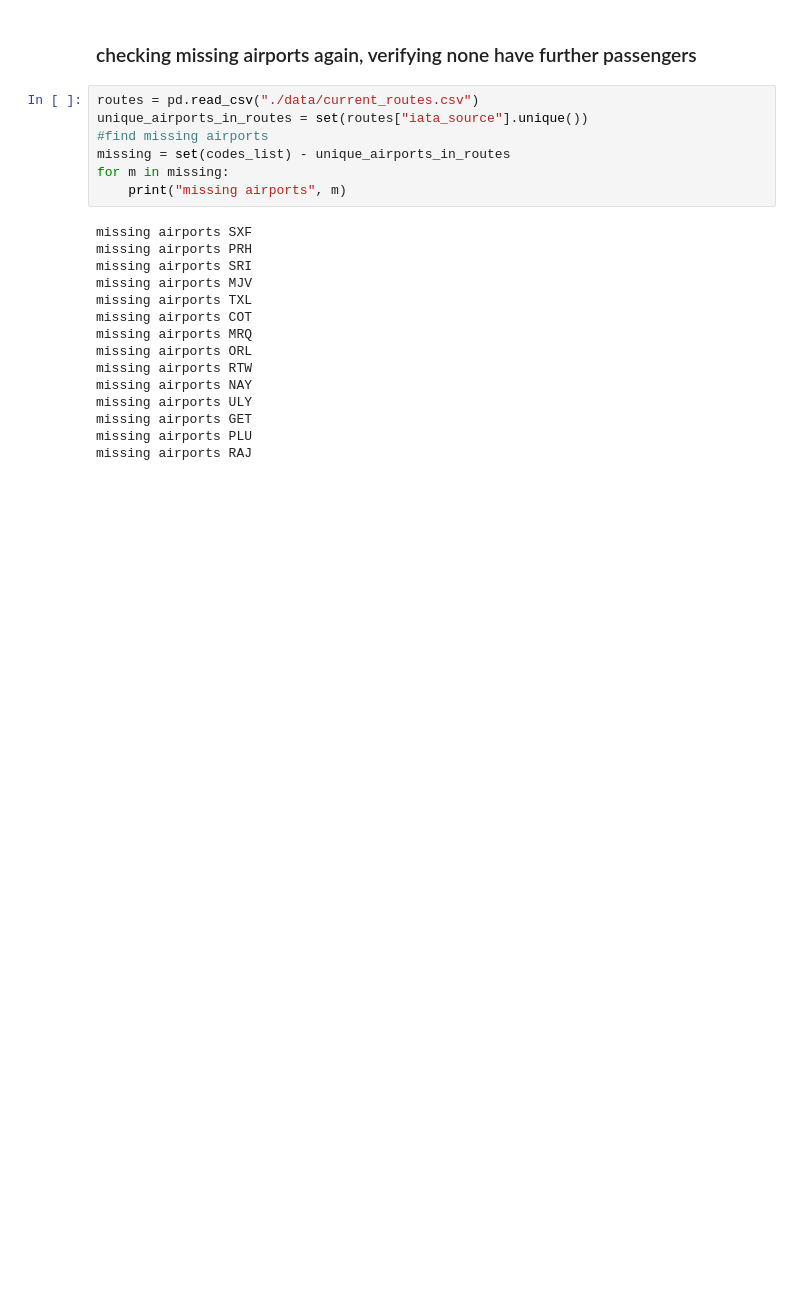
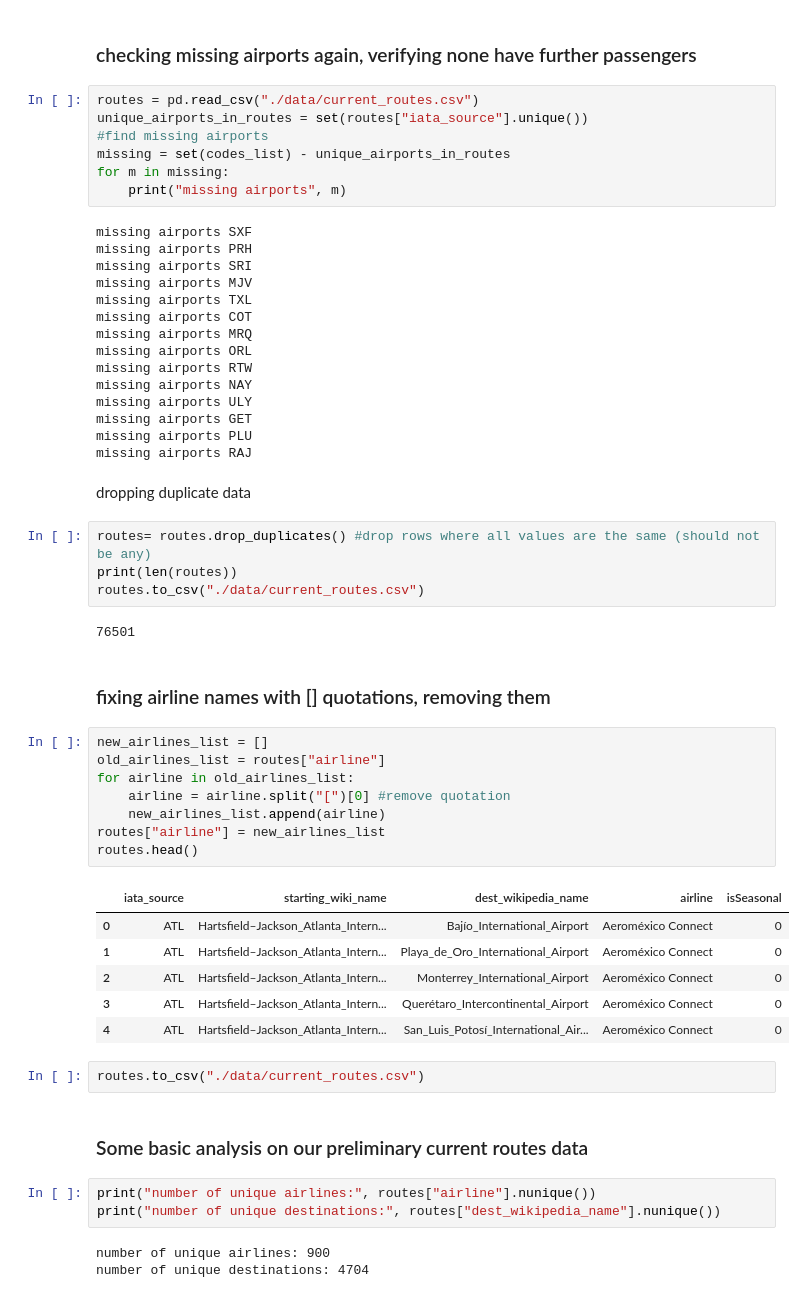
Before and after one commit to maxjing97/flight-routes-analysis, a Jupyter notebook: backend/dataset_preparation/2_getting_routes_details.ipynb, the cells around one changed output. Drawn from its saved outputs; the diff is of its cells as text; blank space fills up the shorter version.

```diff
--- a/backend/dataset_preparation/2_getting_routes_details.ipynb
+++ b/backend/dataset_preparation/2_getting_routes_details.ipynb
@@ -492,3 +494,38 @@ missing airports ULY
 missing airports GET
 missing airports PLU
 missing airports RAJ
+# %% [markdown]
+dropping duplicate data
+# %%
+routes= routes.drop_duplicates() #drop rows where all values are the same (should not be any)
+print(len(routes))
+routes.to_csv("./data/current_routes.csv")
+# %% [output]
+76501
+# %% [markdown]
+### fixing airline names with [] quotations, removing them
+# %%
+new_airlines_list = []
+old_airlines_list = routes["airline"]
+for airline in old_airlines_list:
+    airline = airline.split("[")[0] #remove quotation
+    new_airlines_list.append(airline)
+routes["airline"] = new_airlines_list
+routes.head()
+# %% [output]
+|  | iata_source | starting_wiki_name | dest_wikipedia_name | airline | isSeasonal |
+| 0 | ATL | Hartsfield–Jackson_Atlanta_Intern... | Bajío_International_Airport | Aeroméxico Connect | 0 |
+| 1 | ATL | Hartsfield–Jackson_Atlanta_Intern... | Playa_de_Oro_International_Airport | Aeroméxico Connect | 0 |
+| 2 | ATL | Hartsfield–Jackson_Atlanta_Intern... | Monterrey_International_Airport | Aeroméxico Connect | 0 |
+| 3 | ATL | Hartsfield–Jackson_Atlanta_Intern... | Querétaro_Intercontinental_Airport | Aeroméxico Connect | 0 |
+| 4 | ATL | Hartsfield–Jackson_Atlanta_Intern... | San_Luis_Potosí_International_Air... | Aeroméxico Connect | 0 |
+# %%
+routes.to_csv("./data/current_routes.csv")
+# %% [markdown]
+### Some basic analysis on our preliminary current routes data
+# %%
+print("number of unique airlines:", routes["airline"].nunique())
+print("number of unique destinations:", routes["dest_wikipedia_name"].nunique())
+# %% [output]
+number of unique airlines: 900
+number of unique destinations: 4704
```
Also changed, not shown: parts of 13 cells of this notebook.
